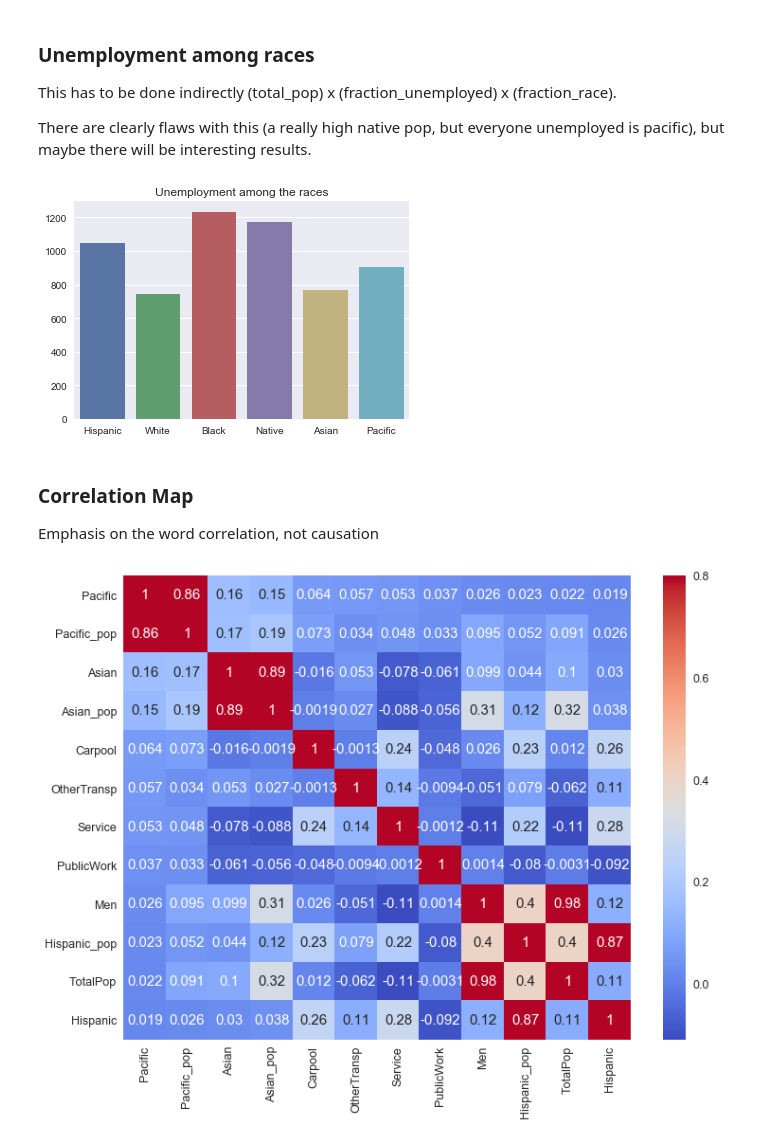
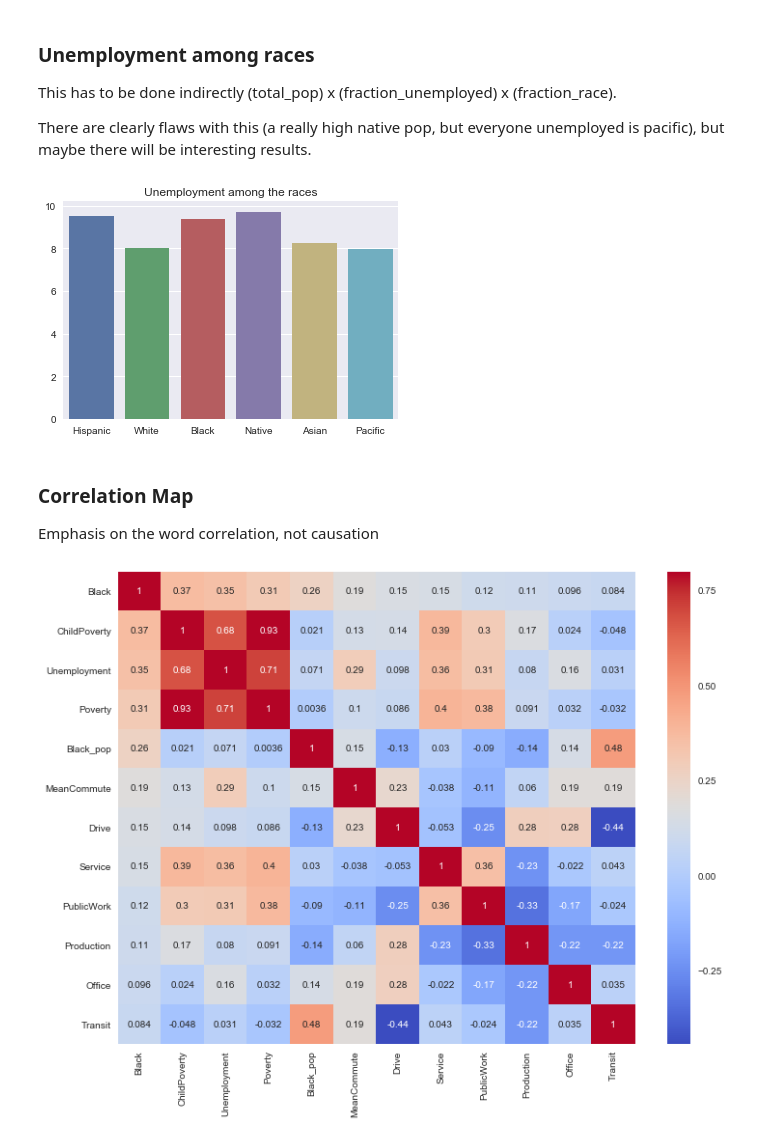
Before and after one commit to pstetz/Kaggle, a Jupyter notebook: in_progress/census/race_focus.ipynb, the cells around one changed output. Cells and saved outputs as stored; diff of their text form; code cells hidden in the pictures.

Commit message:
changed census data from tract to county

```diff
--- a/in_progress/census/race_focus.ipynb
+++ b/in_progress/census/race_focus.ipynb
@@ -15,7 +15,7 @@ sns.set()
 # %% [markdown]
 ### Load data
 # %%
-census = pd.read_csv("../../data/census/census_tract.csv")
+census = pd.read_csv("../../data/census/census_county.csv")
 
 print("Shape of data", census.shape)
 print("Columns:", census.columns)
@@ -113,25 +113,25 @@ races = ['Hispanic', 'White', 'Black', 'Native', 'Asian', 'Pacific']
 unemployment = list()
 
 for race in races:
-    total_unemployed = (census.TotalPop * census.Unemployment * census[race]).sum()
+    total_unemployed = (census.TotalPop * census.Unemployment * census[race] / 100).sum()
     total_population = census[race + "_pop"].sum()
     frac_unemployed = total_unemployed / total_population
     unemployment.append(frac_unemployed)
 
 _ = sns.barplot(races, unemployment).set(title="Unemployment among the races")
 # %% [output]
-[figure, old version]
+[figure, new version]
 # %% [markdown]
 ### Correlation Map
 
 Emphasis on the word correlation, not causation
 # %%
 races = ['Hispanic', 'White', 'Black', 'Native', 'Asian', 'Pacific']
-race = races[5]
+race = races[2]
 
 cols = census.corr().nlargest(12, race).tail(12).index
 
 f, ax = plt.subplots(figsize=(12, 9))
 _ = sns.heatmap(census[cols].corr(), vmax=.8, cmap = "coolwarm", annot=True)
 # %% [output]
-[figure, old version]
+[figure, new version]
```
Also changed, not shown: parts of 5 cells of this notebook, 5 other files.
